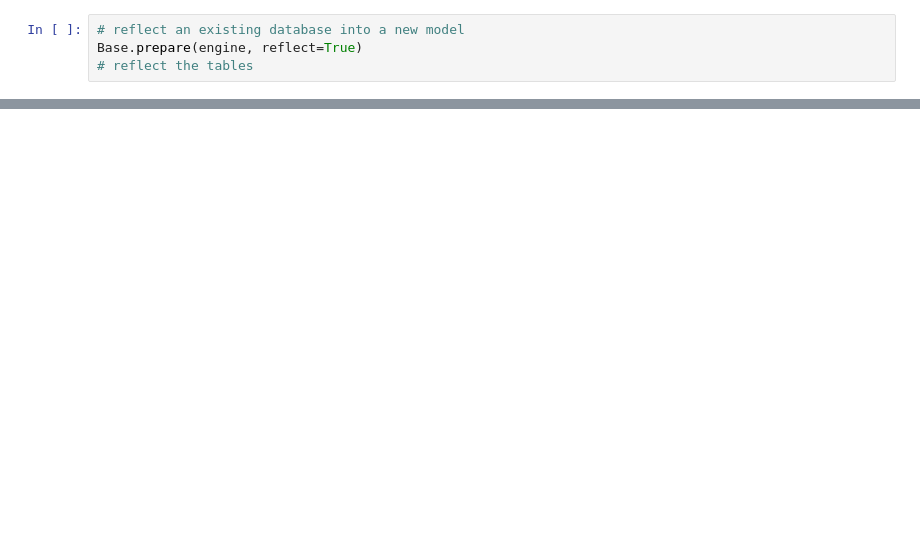
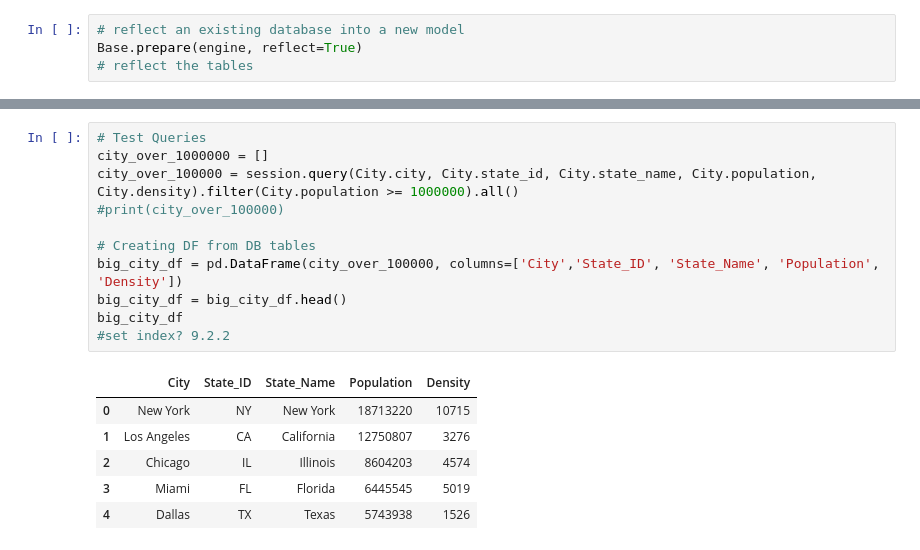
Before and after one commit to nhafer88/Mental_Health_Predictor, a Jupyter notebook: sqlite/flask.ipynb, the cells around one changed output, grey strips where cells are left out. Drawn from its saved outputs; the diff is of its cells as text; blank space fills up the shorter version.

```diff
--- a/sqlite/flask.ipynb
+++ b/sqlite/flask.ipynb
@@ -27,0 +63,18 @@ Base.classes.keys()
+# %%
+# Test Queries
+city_over_1000000 = []
+city_over_100000 = session.query(City.city, City.state_id, City.state_name, City.population, City.density).filter(City.population >= 1000000).all()
+#print(city_over_100000)
+
+# Creating DF from DB tables
+big_city_df = pd.DataFrame(city_over_100000, columns=['City','State_ID', 'State_Name', 'Population', 'Density'])
+big_city_df = big_city_df.head()
+big_city_df
+#set index? 9.2.2
+# %% [output]
+|  | City | State_ID | State_Name | Population | Density |
+| 0 | New York | NY | New York | 18713220 | 10715 |
+| 1 | Los Angeles | CA | California | 12750807 | 3276 |
+| 2 | Chicago | IL | Illinois | 8604203 | 4574 |
+| 3 | Miami | FL | Florida | 6445545 | 5019 |
+| 4 | Dallas | TX | Texas | 5743938 | 1526 |
```
Also changed, not shown: parts of 9 cells of this notebook, 5 other files.
